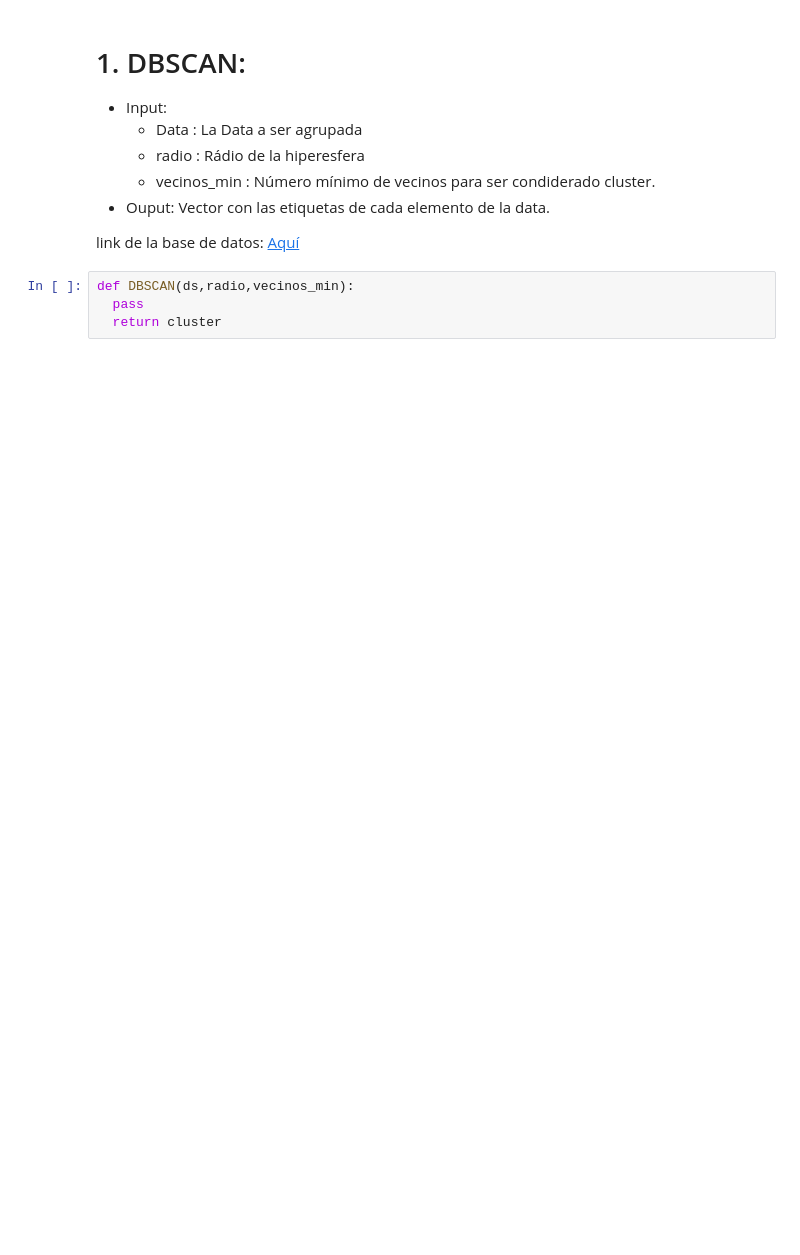
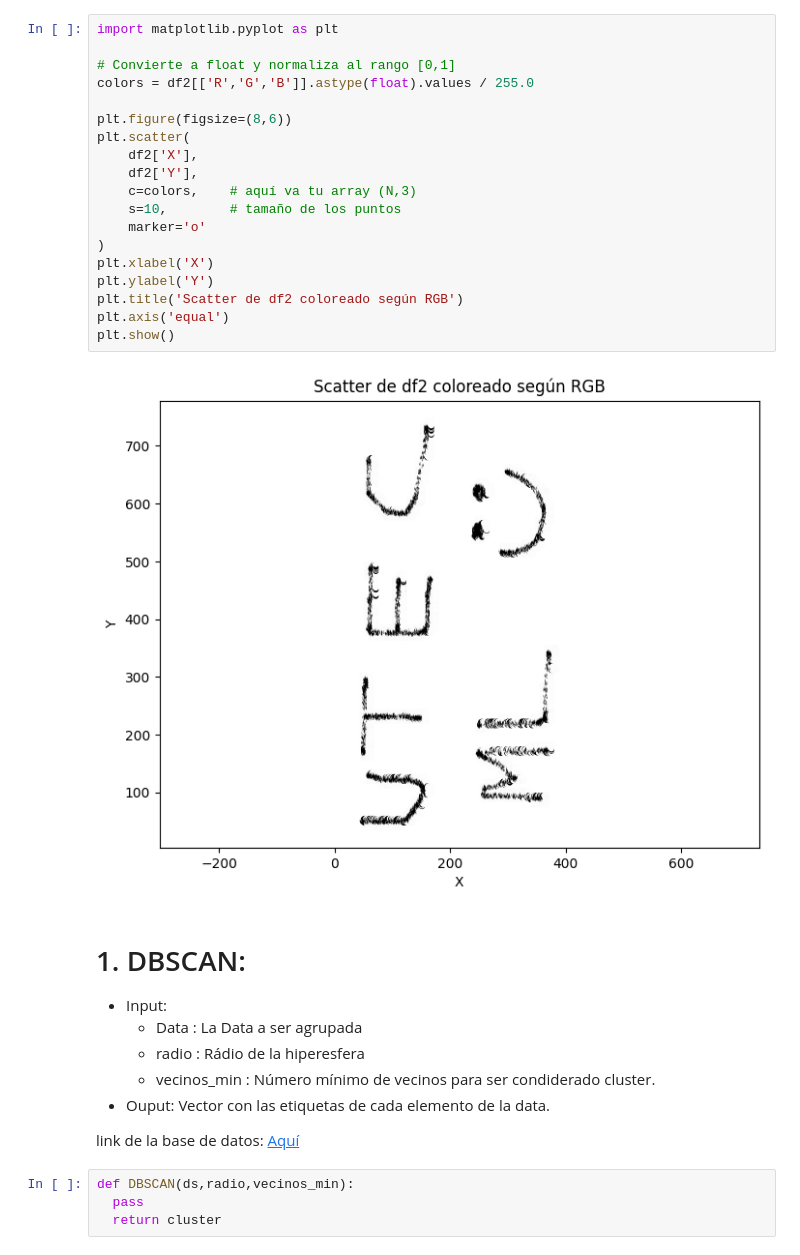
Before and after one commit to BrajanNieto/Mlearning, a Jupyter notebook: DBSCAN_Misterio.ipynb, the cells around one changed output. Saved outputs shown, nothing was run; the diff lists cells and outputs as text; blank space fills up the shorter version.

```diff
--- a/DBSCAN_Misterio.ipynb
+++ b/DBSCAN_Misterio.ipynb
@@ -30,3 +54,24 @@ import matplotlib.pyplot as plt
+# %%
+import matplotlib.pyplot as plt
+
+# Convierte a float y normaliza al rango [0,1]
+colors = df2[['R','G','B']].astype(float).values / 255.0
+
+plt.figure(figsize=(8,6))
+plt.scatter(
+    df2['X'],
+    df2['Y'],
+    c=colors,    # aquí va tu array (N,3)
+    s=10,        # tamaño de los puntos
+    marker='o'
+)
+plt.xlabel('X')
+plt.ylabel('Y')
+plt.title('Scatter de df2 coloreado según RGB')
+plt.axis('equal')
+plt.show()
+# %% [output]
+[figure, added]
 # %% [markdown]
 # 1. DBSCAN:
 - Input:
```
Also changed, not shown: parts of 8 cells of this notebook.
